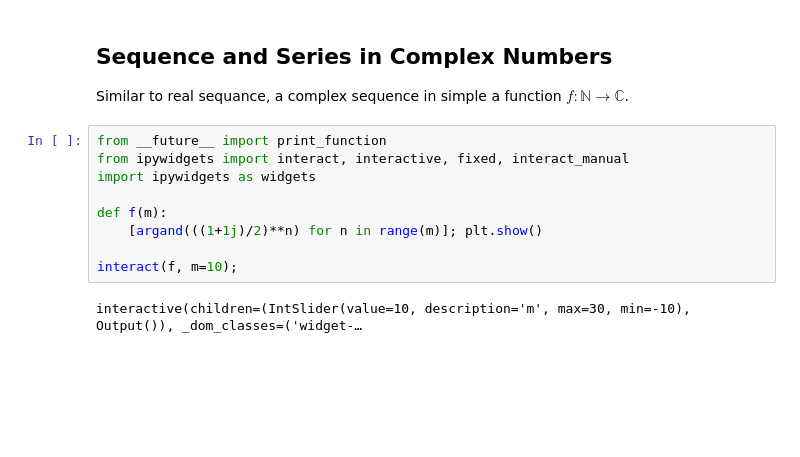
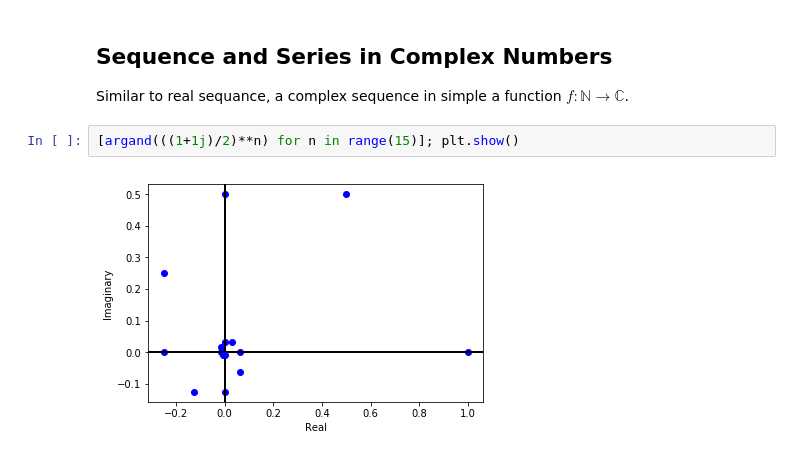
Before and after one commit to tmbumaths/python-workshop, a Jupyter notebook: docs/Plotting.ipynb, the cells around one changed output. Drawn from its saved outputs; the diff is of its cells as text; blank space fills up the shorter version.

```diff
--- a/docs/Plotting.ipynb
+++ b/docs/Plotting.ipynb
@@ -49,13 +49,6 @@ plt.show()
 
 Similar to real sequance, a complex sequence in simple a function $f: \mathbb{N} \to \mathbb{C}$.
 # %%
-from __future__ import print_function
-from ipywidgets import interact, interactive, fixed, interact_manual
-import ipywidgets as widgets
-
-def f(m):
-    [argand(((1+1j)/2)**n) for n in range(m)]; plt.show()
-
-interact(f, m=10);
+[argand(((1+1j)/2)**n) for n in range(15)]; plt.show()
 # %% [output]
-interactive(children=(IntSlider(value=10, description='m', max=30, min=-10), Output()), _dom_classes=('widget-…
+[figure, added]
```
Also changed, not shown: parts of 1 cell of this notebook.
